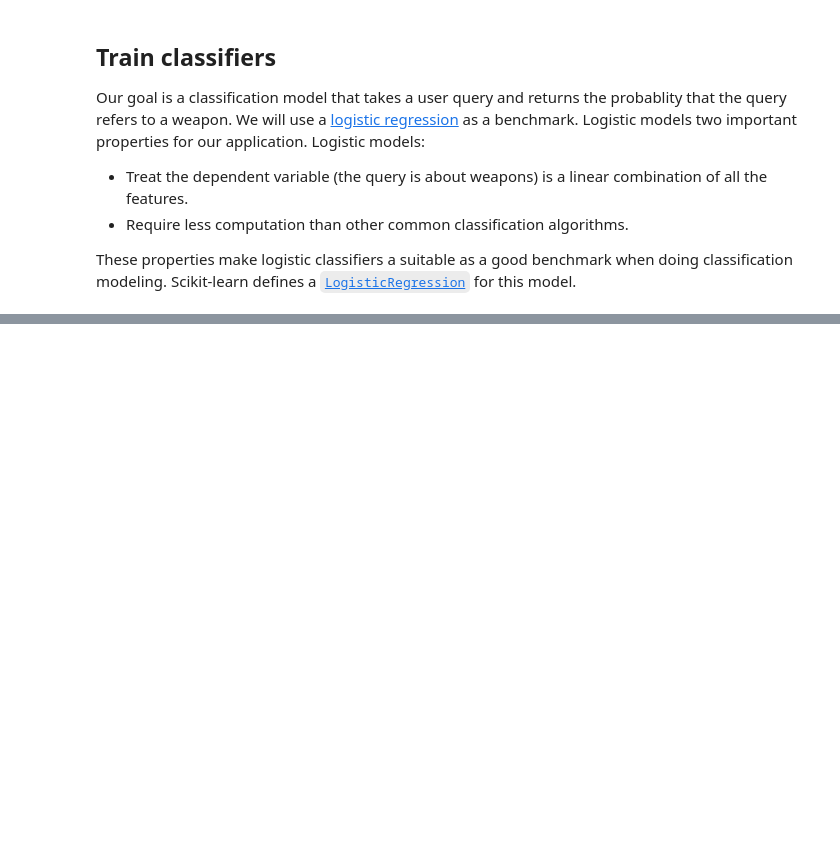
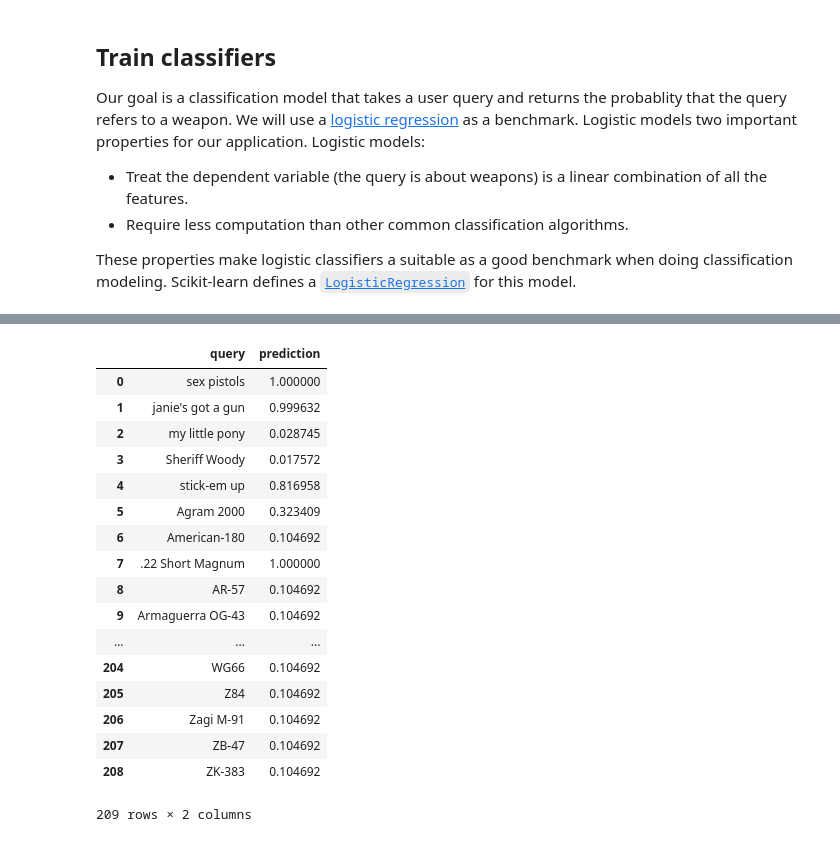
Before and after one commit to askmediagroup/TabooIglooChallenge, a Jupyter notebook: taboo-igloo-challenge.ipynb, the cells around one changed output, grey strips where cells are left out. Drawn from its saved outputs; the diff is of its cells as text; code cells hidden in the pictures; blank space fills up the shorter version.

```diff
--- a/taboo-igloo-challenge.ipynb
+++ b/taboo-igloo-challenge.ipynb
@@ -288,0 +320,5 @@ Now your turn. Try fitting the data to each of the following models:
+# %%
+with open("test-words.txt") as f:
+    suspect = [x.strip() for x in f.readlines()] # .strip() removes the new line character
+
+suspect[:20]
@@ -288,0 +370,22 @@ Now your turn. Try fitting the data to each of the following models:
+# %%
+results_df = pd.DataFrame({"query": suspect, "prediction": probs[:,1]})
+results_df
+# %% [output]
+|  | query | prediction |
+| 0 | sex pistols | 1.000000 |
+| 1 | janie's got a gun | 0.999632 |
+| 2 | my little pony | 0.028745 |
+| 3 | Sheriff Woody | 0.017572 |
+| 4 | stick-em up | 0.816958 |
+| 5 | Agram 2000 | 0.323409 |
+| 6 | American-180 | 0.104692 |
+| 7 | .22 Short Magnum | 1.000000 |
+| 8 | AR-57 | 0.104692 |
+| 9 | Armaguerra OG-43 | 0.104692 |
+| ... | ... | ... |
+| 204 | WG66 | 0.104692 |
+| 205 | Z84 | 0.104692 |
+| 206 | Zagi M-91 | 0.104692 |
+| 207 | ZB-47 | 0.104692 |
+| 208 | ZK-383 | 0.104692 |
+209 rows × 2 columns
```
Also changed, not shown: parts of 36 cells of this notebook.
